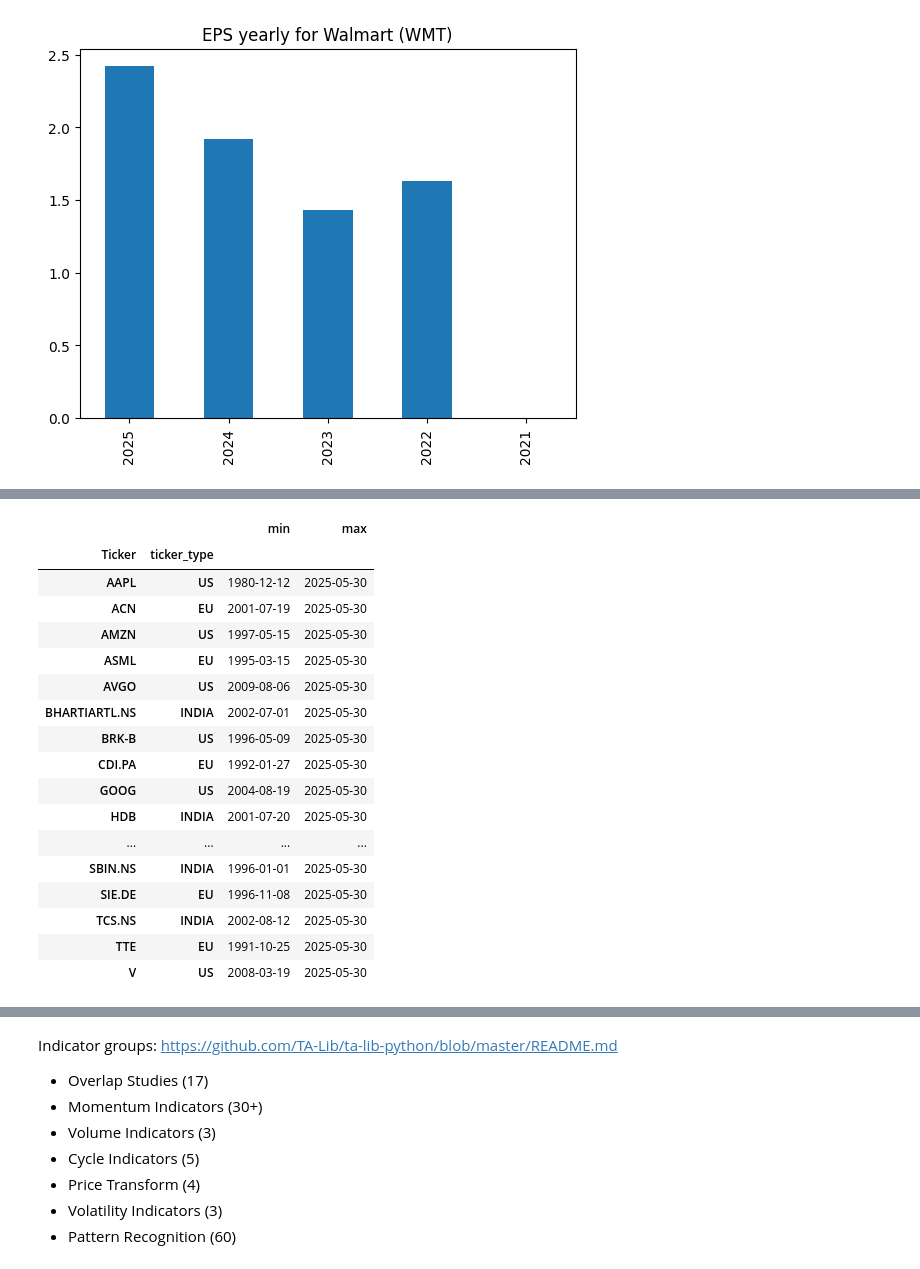
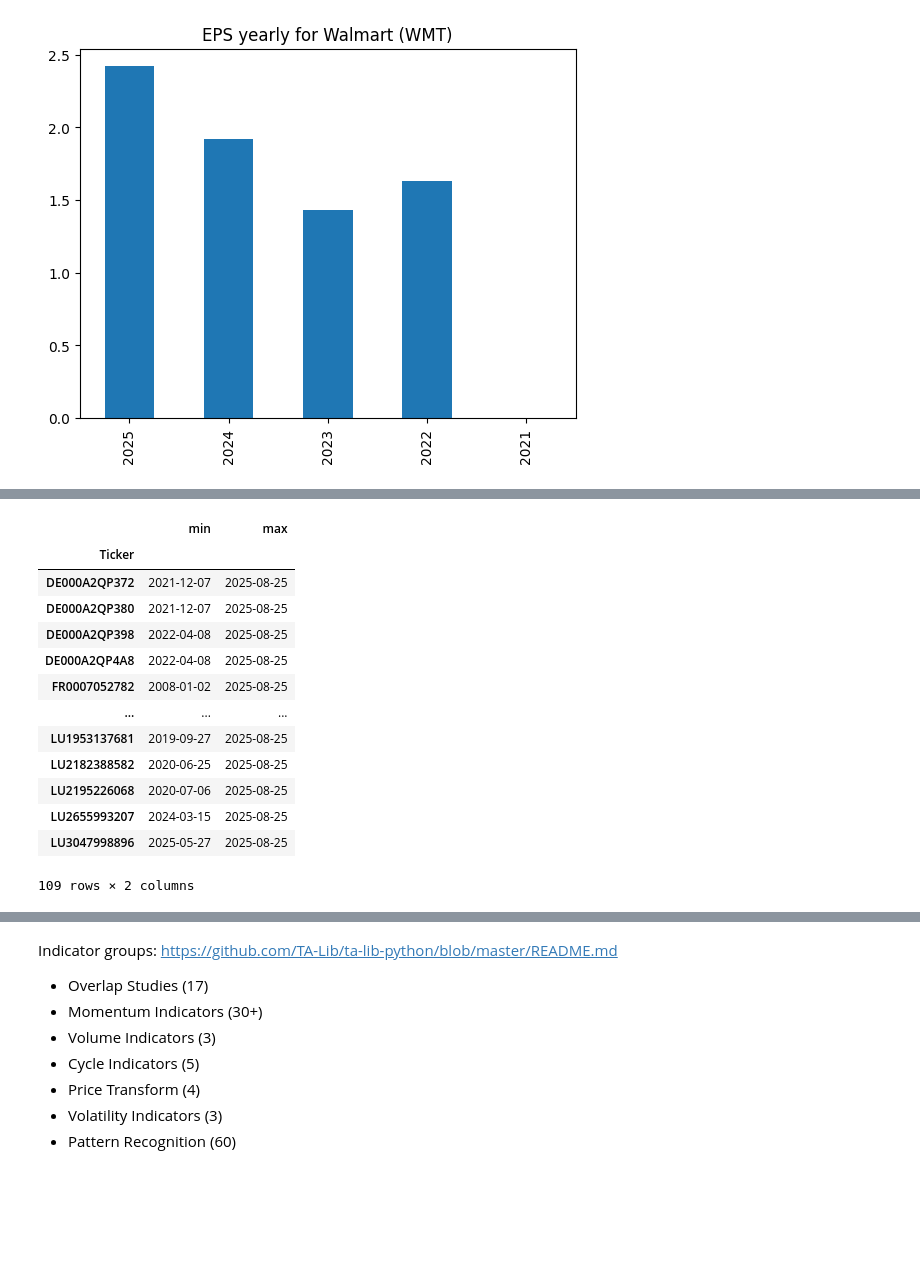
Before and after one commit to YannPhamVan/FinMLOps, a Jupyter notebook: notebooks/dataset_generation.ipynb, the cells around one changed output, grey strips where cells are left out. Cells and saved outputs as stored; diff of their text form; code cells hidden in the pictures; blank space fills up the shorter version.

```diff
--- a/notebooks/dataset_generation.ipynb
+++ b/notebooks/dataset_generation.ipynb
@@ -887,0 +841,5 @@ ALL_TICKERS
+# %%
+isin_list = pd.read_csv("/content/isin_list.csv")
+# %%
+TICKERS = isin_list["Code ISIN"].to_list()
+len(TICKERS)
@@ -888,9 +868,9 @@ ALL_TICKERS
 # %%
 import time
 
-stocks_df = pd.DataFrame({'A' : []})
+etf_df = pd.DataFrame({'A' : []})
 
-for i,ticker in enumerate(ALL_TICKERS):
+for i,ticker in enumerate(TICKERS):
   print(i,ticker)
 
   # Work with stock prices
@@ -932,8 +912,8 @@ for i,ticker in enumerate(ALL_TICKERS):
   time.sleep(1)
 
 
-  if stocks_df.empty:
-    stocks_df = historyPrices
+  if etf_df.empty:
+    etf_df = historyPrices
   else:
-    stocks_df = pd.concat([stocks_df, historyPrices], ignore_index=True)
+    etf_df = pd.concat([etf_df, historyPrices], ignore_index=True)
 # %% [output]
@@ -1007,23 +961,19 @@ dtype: int64
 # %%
-stocks_df.groupby(['Ticker','ticker_type']).Date.agg(['min','max'])
+etf_df.groupby(['Ticker']).Date.agg(['min','max'])
 # %% [output]
-|  |  | min | max |
-| Ticker | ticker_type |  |  |
-| AAPL | US | 1980-12-12 | 2025-05-30 |
-| ACN | EU | 2001-07-19 | 2025-05-30 |
-| AMZN | US | 1997-05-15 | 2025-05-30 |
-| ASML | EU | 1995-03-15 | 2025-05-30 |
-| AVGO | US | 2009-08-06 | 2025-05-30 |
-| BHARTIARTL.NS | INDIA | 2002-07-01 | 2025-05-30 |
-| BRK-B | US | 1996-05-09 | 2025-05-30 |
-| CDI.PA | EU | 1992-01-27 | 2025-05-30 |
-| GOOG | US | 2004-08-19 | 2025-05-30 |
-| HDB | INDIA | 2001-07-20 | 2025-05-30 |
-| ... | ... | ... | ... |
-| SBIN.NS | INDIA | 1996-01-01 | 2025-05-30 |
-| SIE.DE | EU | 1996-11-08 | 2025-05-30 |
-| TCS.NS | INDIA | 2002-08-12 | 2025-05-30 |
-| TTE | EU | 1991-10-25 | 2025-05-30 |
-| V | US | 2008-03-19 | 2025-05-30 |
+|  | min | max |
+| Ticker |  |  |
+| DE000A2QP372 | 2021-12-07 | 2025-08-25 |
+| DE000A2QP380 | 2021-12-07 | 2025-08-25 |
+| DE000A2QP398 | 2022-04-08 | 2025-08-25 |
+| DE000A2QP4A8 | 2022-04-08 | 2025-08-25 |
+| FR0007052782 | 2008-01-02 | 2025-08-25 |
+| ... | ... | ... |
+| LU1953137681 | 2019-09-27 | 2025-08-25 |
+| LU2182388582 | 2020-06-25 | 2025-08-25 |
+| LU2195226068 | 2020-07-06 | 2025-08-25 |
+| LU2655993207 | 2024-03-15 | 2025-08-25 |
+| LU3047998896 | 2025-05-27 | 2025-08-25 |
+109 rows × 2 columns
 # %%
 #  average growth 365days
```
Also changed, not shown: parts of 53 cells of this notebook.
